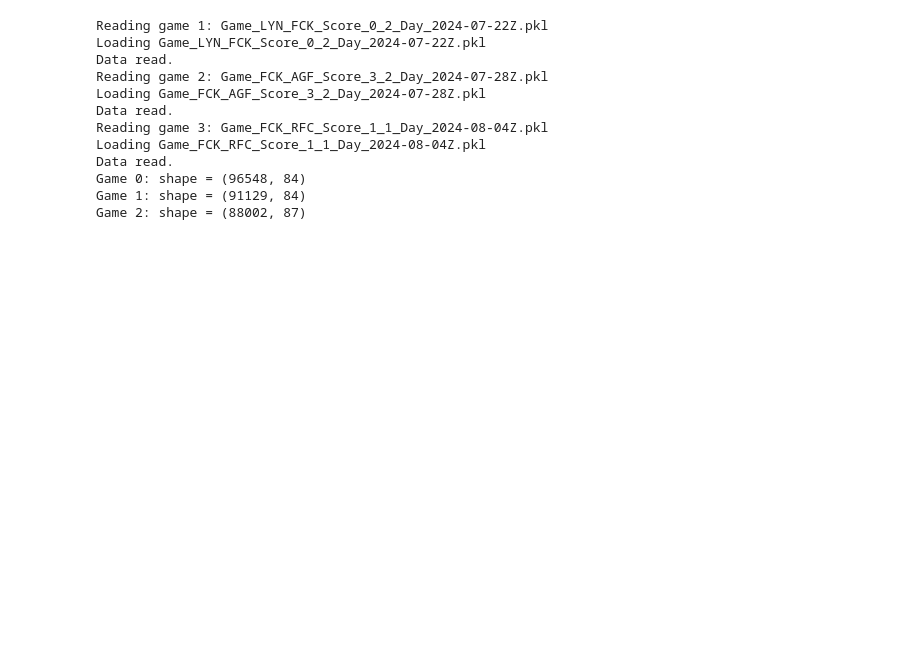
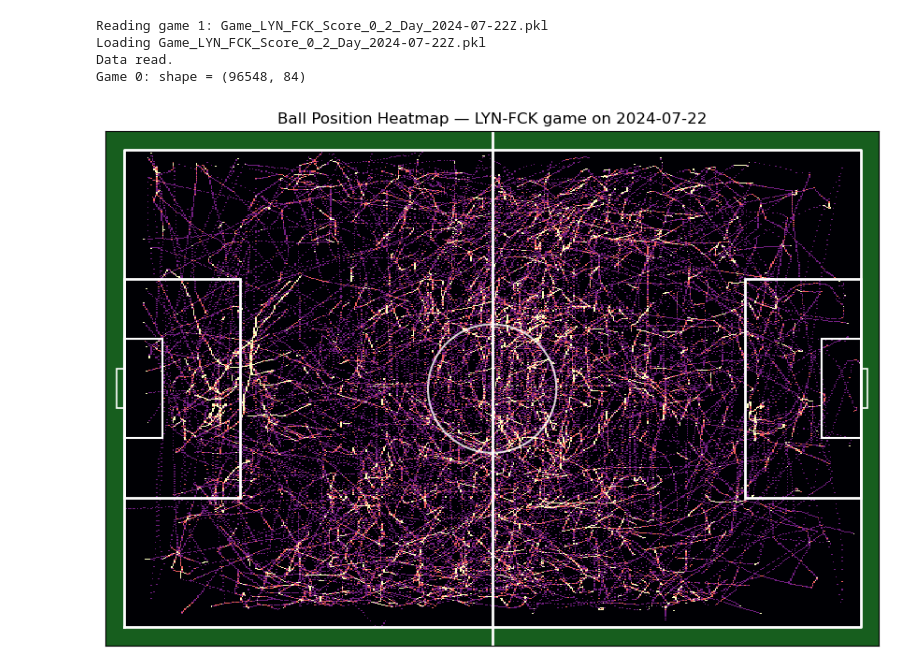
Before and after one commit to adiguzeldeniz/ekip_makine, a Jupyter notebook: dataloader_visualization.ipynb, the cells around one changed output. Cells and saved outputs as stored; diff of their text form; code cells hidden in the pictures; blank space fills up the shorter version.

```diff
--- a/dataloader_visualization.ipynb
+++ b/dataloader_visualization.ipynb
@@ -14,7 +14,7 @@ loader = FootballDataLoader(data_dir, team)
 
 # === Load multiple games ===
 datasets = loader.load_all_games(
-    n_games= 3,                     # Or use "all" to load everything
+    n_games= 1,                     # Or use "all" to load everything
     in_play_only=True,            # Only use frames when game is in play
     speed_ball=False,
     speed_player=False,
@@ -34,15 +34,11 @@ for i, df in enumerate(datasets):
 Reading game 1: Game_LYN_FCK_Score_0_2_Day_2024-07-22Z.pkl
 Loading Game_LYN_FCK_Score_0_2_Day_2024-07-22Z.pkl
 Data read.
-Reading game 2: Game_FCK_AGF_Score_3_2_Day_2024-07-28Z.pkl
-Loading Game_FCK_AGF_Score_3_2_Day_2024-07-28Z.pkl
-Data read.
-Reading game 3: Game_FCK_RFC_Score_1_1_Day_2024-08-04Z.pkl
-Loading Game_FCK_RFC_Score_1_1_Day_2024-08-04Z.pkl
-Data read.
 Game 0: shape = (96548, 84)
-Game 1: shape = (91129, 84)
-Game 2: shape = (88002, 87)
 # %%
 viz = Visualizer(datasets, team_prefix="FCK")
+# %%
+viz.plot_ball_heatmap(game_idx=0, bins=500, show_axes=False, clim=(0, 3), plt_title="LYN-FCK game on 2024-07-22", show_colorbar=False)
+# %% [output]
+[figure, added]
 # %%
```
Also changed, not shown: parts of 2 cells of this notebook, 6 other files.
